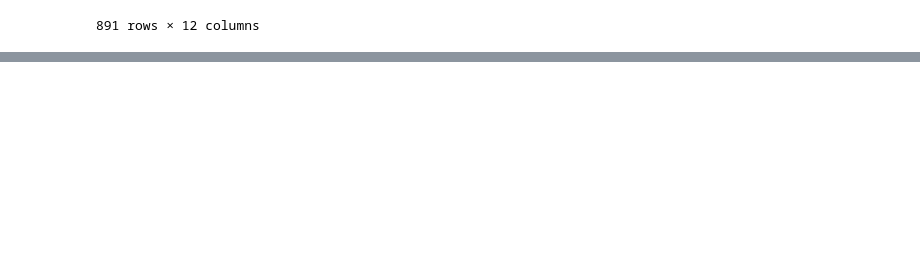
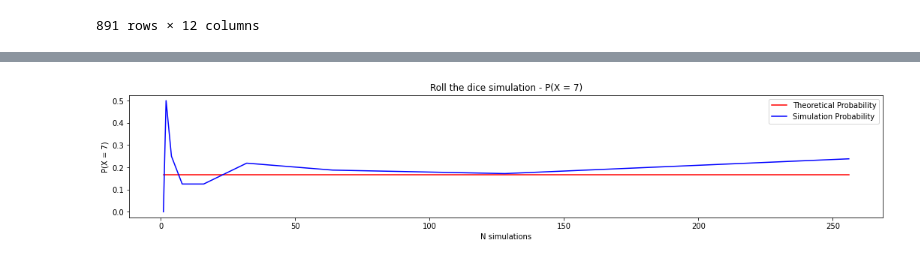
Before and after one commit to grale13/cursoad, a Jupyter notebook: Modulo_2_1.ipynb, the cells around one changed output, grey strips where cells are left out. Cells and saved outputs as stored; diff of their text form; code cells hidden in the pictures; blank space fills up the shorter version.

```diff
--- a/Modulo_2_1.ipynb
+++ b/Modulo_2_1.ipynb
@@ -113,0 +206,19 @@ df
+# %%
+import random
+
+def roll_dice(n_simulations = 10):
+  # aguila 0
+  # sol 1
+
+  count = 0
+
+  for i in range(n_simulations):
+    dice1 = random.randint(1,6)
+    dice2 = random.randint(1,6)
+
+    score = dice1 + dice2
+
+    if score == 7:
+      count += 1
+
+  return count/n_simulations
@@ -113,0 +229,8 @@ df
+# %%
+n_simulations = [1, 2, 4, 8, 16, 32, 64, 128, 256]
+probs = []
+
+for n in n_simulations:
+  prob = roll_dice(n)
+  probs.append(prob)
+  print(n_simulations, " - ", prob)
@@ -113,0 +247,20 @@ df
+# %%
+import matplotlib.pyplot as plt
+
+truth = 6/36
+
+plt.figure(figsize=(18, 3))
+
+# plot the theoretical value
+plt.plot(n_simulations, [truth] * len(n_simulations), c = "r", label = "Theoretical Probability")
+
+# plot simulation (experiments)
+plt.plot(n_simulations, probs, c = "b", label = "Simulation Probability")
+
+plt.xlabel("N simulations")
+plt.ylabel("P(X = 7)")
+plt.title("Roll the dice simulation - P(X = 7)")
+plt.legend()
+plt.show()
+# %% [output]
+[figure, added]
```
Also changed, not shown: parts of 18 cells of this notebook.
